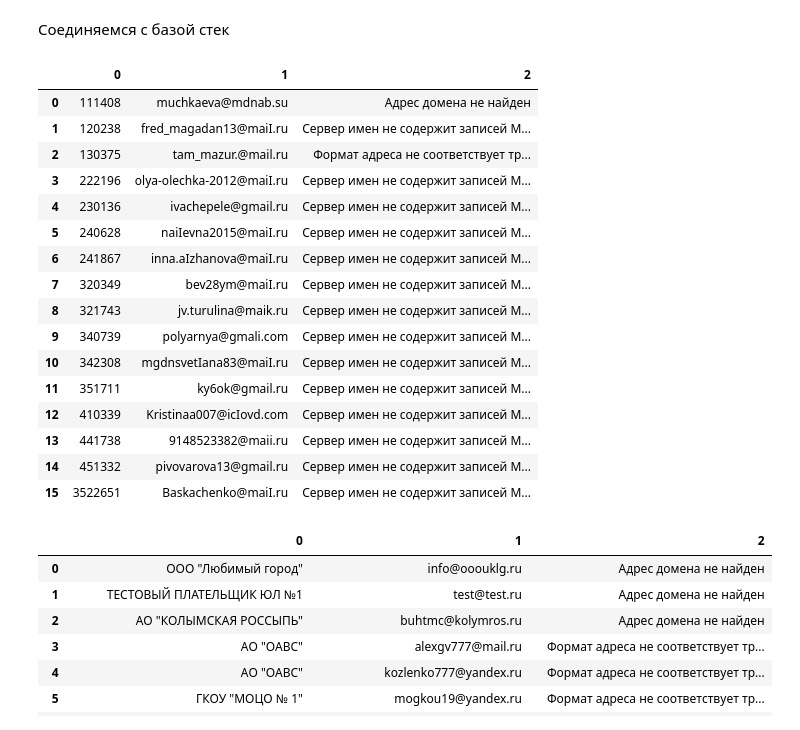
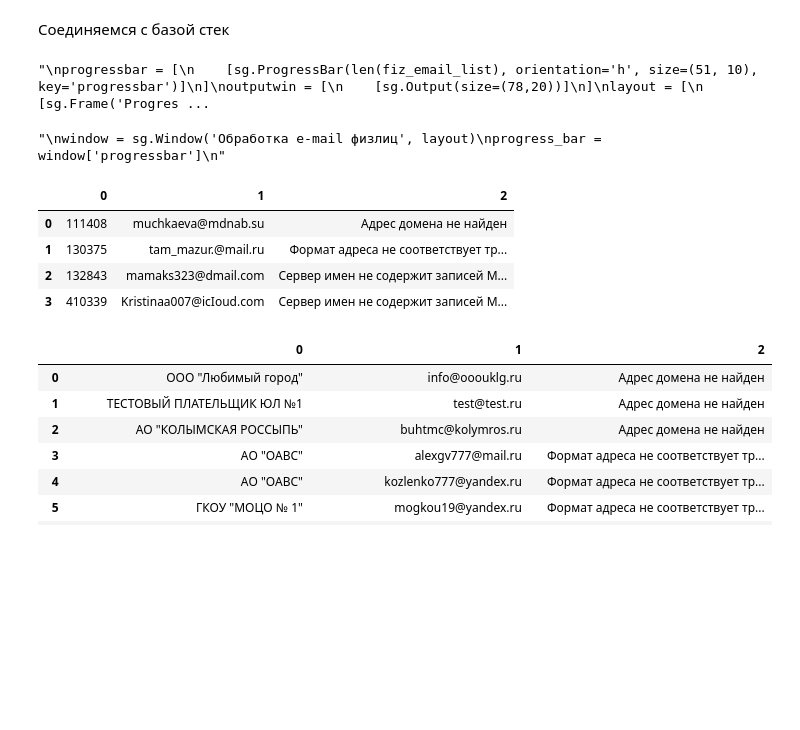
Before and after one commit to VRaptor555/my-apps, a Jupyter notebook: mes/email_valid.ipynb, the cells around one changed output. Cells and saved outputs as stored; diff of their text form; code cells hidden in the pictures; blank space fills up the shorter version.

```diff
--- a/mes/email_valid.ipynb
+++ b/mes/email_valid.ipynb
@@ -72,34 +75,49 @@ def valid_email(email):
         return 'Формат адреса не соответствует требованиям'
     except eex.DomainBlacklistedError:
         return 'Адрес домена в черном списке!'
+    except eex.SMTPError:
+        return 'Ошибка доставки по адресу, адрес не существует'
     else:
         return ''
+# %%
+"""
+progressbar = [
+    [sg.ProgressBar(len(fiz_email_list), orientation='h', size=(51, 10), key='progressbar')]
+]
+outputwin = [
+    [sg.Output(size=(78,20))]
+]
+layout = [
+    [sg.Frame('Progress',layout= progressbar)],
+    [sg.Frame('Output', layout = outputwin)],
+    [sg.Submit('Start'),sg.Cancel()]
+]
+"""
+# %% [output]
+"\nprogressbar = [\n    [sg.ProgressBar(len(fiz_email_list), orientation='h', size=(51, 10), key='progressbar')]\n]\noutputwin = [\n    [sg.Output(size=(78,20))]\n]\nlayout = [\n    [sg.Frame('Progres ...
+# %%
+"""
+window = sg.Window('Обработка e-mail физлиц', layout)
+progress_bar = window['progressbar']
+"""
+# %% [output]
+"\nwindow = sg.Window('Обработка e-mail физлиц', layout)\nprogress_bar = window['progressbar']\n"
 # %%
 email_errors = []
-for email_ls in fiz_email_list:
+
+for i, email_ls in enumerate(fiz_email_list):
     res = valid_email(email_ls[1])
+#    print('Проверка лс:{} e-mail:{}'.format(email_ls[0], email_ls[1]))
     if res != '':
         email_errors.append([email_ls[0], email_ls[1], res])
 email_df = pd.DataFrame(email_errors)
 email_df
 # %% [output]
 |  | 0 | 1 | 2 |
 | 0 | 111408 | muchkaeva@mdnab.su | Адрес домена не найден |
-| 1 | 120238 | fred_magadan13@maiI.ru | Сервер имен не содержит записей M... |
-| 2 | 130375 | tam_mazur.@mail.ru | Формат адреса не соответствует тр... |
-| 3 | 222196 | olya-olechka-2012@maiI.ru | Сервер имен не содержит записей M... |
-| 4 | 230136 | ivachepele@gmail.ru | Сервер имен не содержит записей M... |
-| 5 | 240628 | naiIevna2015@maiI.ru | Сервер имен не содержит записей M... |
-| 6 | 241867 | inna.aIzhanova@maiI.ru | Сервер имен не содержит записей M... |
-| 7 | 320349 | bev28ym@maiI.ru | Сервер имен не содержит записей M... |
-| 8 | 321743 | jv.turulina@maik.ru | Сервер имен не содержит записей M... |
-| 9 | 340739 | polyarnya@gmali.com | Сервер имен не содержит записей M... |
-| 10 | 342308 | mgdnsvetIana83@maiI.ru | Сервер имен не содержит записей M... |
-| 11 | 351711 | ky6ok@gmail.ru | Сервер имен не содержит записей M... |
-| 12 | 410339 | Kristinaa007@icIovd.com | Сервер имен не содержит записей M... |
-| 13 | 441738 | 9148523382@maii.ru | Сервер имен не содержит записей M... |
-| 14 | 451332 | pivovarova13@gmail.ru | Сервер имен не содержит записей M... |
-| 15 | 3522651 | Baskachenko@maiI.ru | Сервер имен не содержит записей M... |
+| 1 | 130375 | tam_mazur.@mail.ru | Формат адреса не соответствует тр... |
+| 2 | 132843 | mamaks323@dmail.com | Сервер имен не содержит записей M... |
+| 3 | 410339 | Kristinaa007@icIoud.com | Сервер имен не содержит записей M... |
 # %%
 ul_email_errors = []
 for email_ls in ul_email_list:
```
Also changed, not shown: parts of 4 cells of this notebook, 6 other files.
